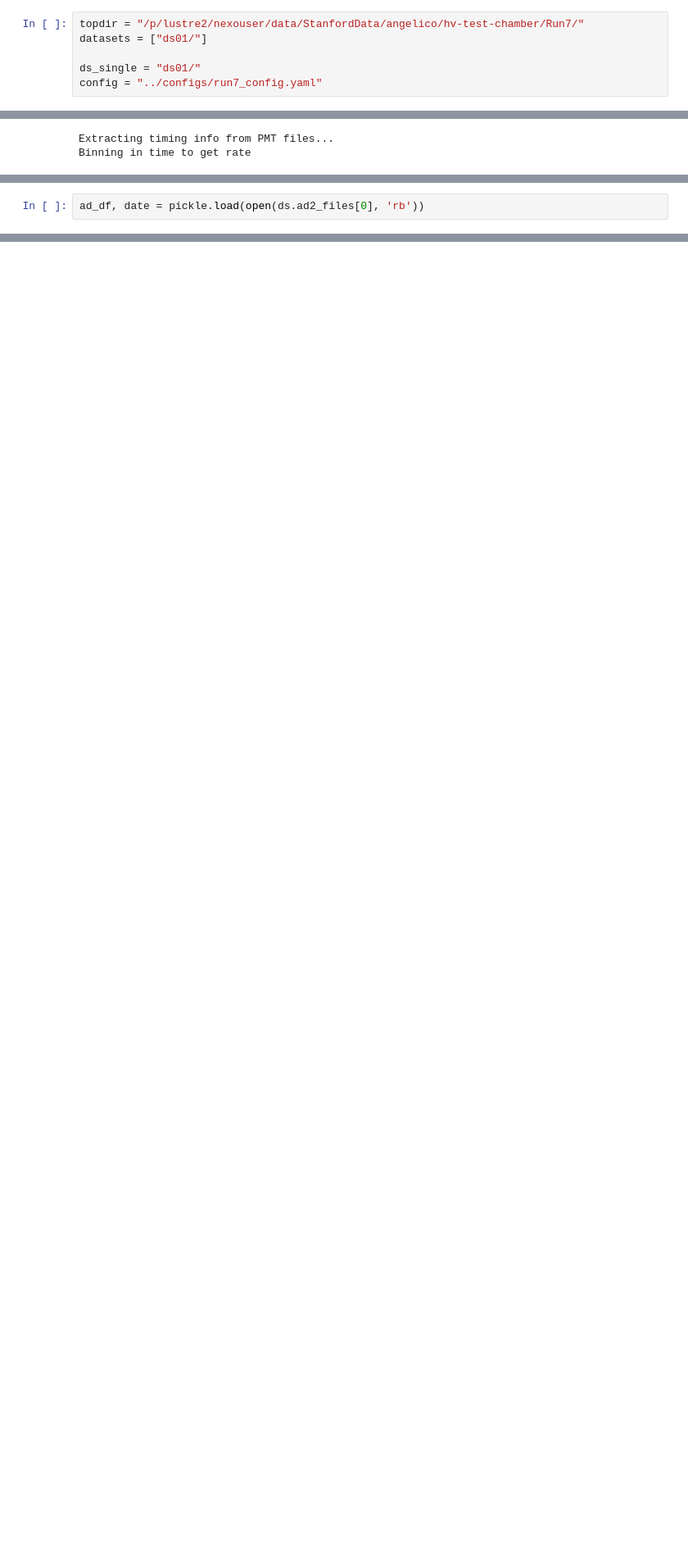
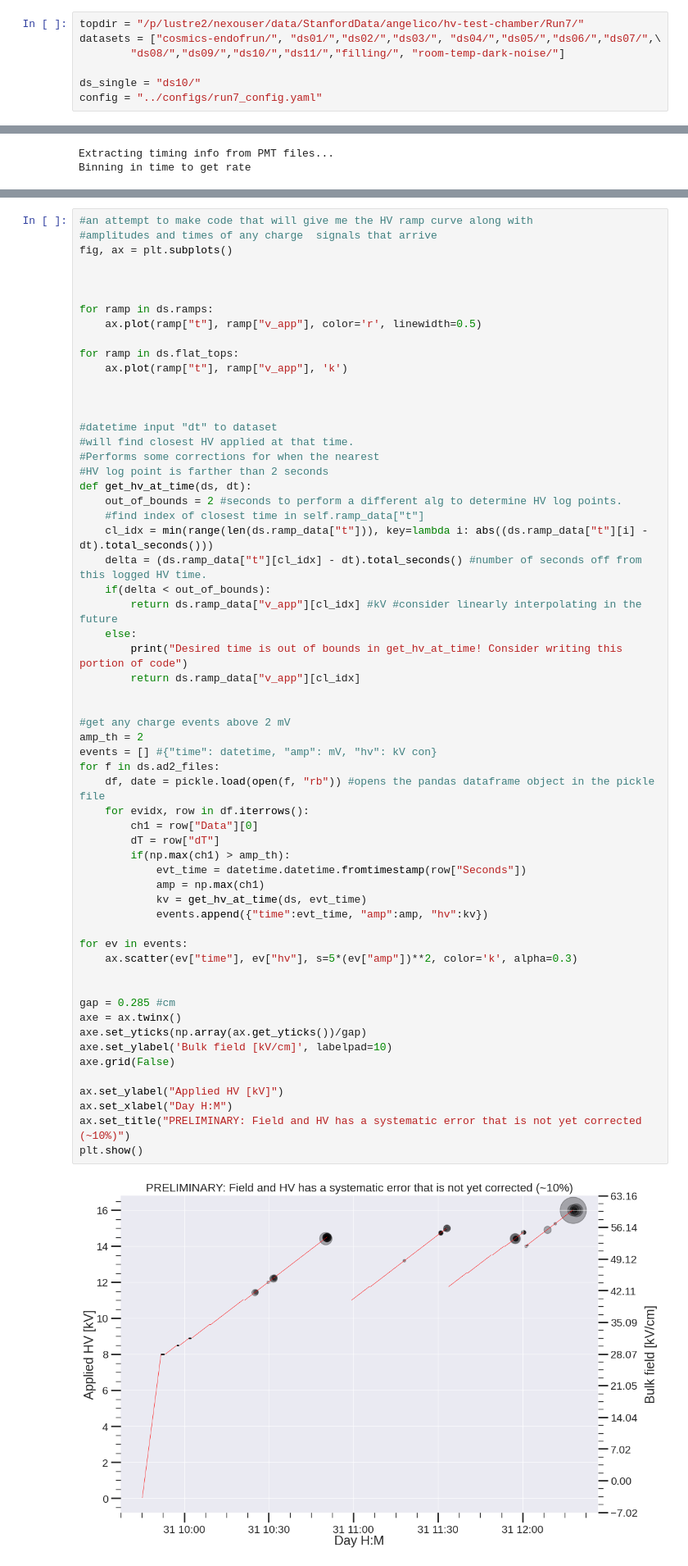
Before and after one commit to ejangelico/ad2-data-processing, a Jupyter notebook: analysis/Rate curves run7.ipynb, the cells around one changed output, grey strips where cells are left out. Shown at 82% size. Cells and saved outputs as stored; diff of their text form; blank space fills up the shorter version.

Commit message:
Some analysis of first round of data processing

```diff
--- a/analysis/Rate curves run7.ipynb
+++ b/analysis/Rate curves run7.ipynb
@@ -12,9 +12,10 @@ sys.path.append("../CombinedData/")
 import Dataset
 # %%
 topdir = "/p/lustre2/nexouser/data/StanfordData/angelico/hv-test-chamber/Run7/"
-datasets = ["ds01/"]
+datasets = ["cosmics-endofrun/", "ds01/","ds02/","ds03/", "ds04/","ds05/","ds06/","ds07/",\
+        "ds08/","ds09/","ds10/","ds11/","filling/", "room-temp-dark-noise/"]
 
-ds_single = "ds01/"
+ds_single = "ds10/"
 config = "../configs/run7_config.yaml"
 # %%
 ds = Dataset.Dataset(topdir+ds_single, config)
@@ -46,5 +47,3 @@ ax.set_xlabel("Day H:M")
 plt.show()
 # %% [output]
 [figure]
-# %%
-ad_df, date = pickle.load(open(ds.ad2_files[0], 'rb'))
@@ -72,0 +50,61 @@ print(coincident_times)
+# %%
+#an attempt to make code that will give me the HV ramp curve along with
+#amplitudes and times of any charge  signals that arrive
+fig, ax = plt.subplots()
+
+
+
+for ramp in ds.ramps:
+    ax.plot(ramp["t"], ramp["v_app"], color='r', linewidth=0.5)
+
+for ramp in ds.flat_tops:
+    ax.plot(ramp["t"], ramp["v_app"], 'k')
+
+
+
+#datetime input "dt" to dataset
+#will find closest HV applied at that time.
+#Performs some corrections for when the nearest
+#HV log point is farther than 2 seconds
+def get_hv_at_time(ds, dt):
+    out_of_bounds = 2 #seconds to perform a different alg to determine HV log points.
+    #find index of closest time in self.ramp_data["t"]
+    cl_idx = min(range(len(ds.ramp_data["t"])), key=lambda i: abs((ds.ramp_data["t"][i] - dt).total_seconds()))
+    delta = (ds.ramp_data["t"][cl_idx] - dt).total_seconds() #number of seconds off from this logged HV time.
+    if(delta < out_of_bounds):
+        return ds.ramp_data["v_app"][cl_idx] #kV #consider linearly interpolating in the future
+    else:
+        print("Desired time is out of bounds in get_hv_at_time! Consider writing this portion of code")
+        return ds.ramp_data["v_app"][cl_idx]
+
+
+#get any charge events above 2 mV
+amp_th = 2
+events = [] #{"time": datetime, "amp": mV, "hv": kV con}
+for f in ds.ad2_files:
+    df, date = pickle.load(open(f, "rb")) #opens the pandas dataframe object in the pickle file
+    for evidx, row in df.iterrows():
+        ch1 = row["Data"][0]
+        dT = row["dT"]
+        if(np.max(ch1) > amp_th):
+            evt_time = datetime.datetime.fromtimestamp(row["Seconds"])
+            amp = np.max(ch1)
+            kv = get_hv_at_time(ds, evt_time)
+            events.append({"time":evt_time, "amp":amp, "hv":kv})
+
+for ev in events:
+    ax.scatter(ev["time"], ev["hv"], s=5*(ev["amp"])**2, color='k', alpha=0.3)
+
+
+gap = 0.285 #cm
+axe = ax.twinx()
+axe.set_yticks(np.array(ax.get_yticks())/gap)
+axe.set_ylabel('Bulk field [kV/cm]', labelpad=10)
+axe.grid(False)
+
+ax.set_ylabel("Applied HV [kV]")
+ax.set_xlabel("Day H:M")
+ax.set_title("PRELIMINARY: Field and HV has a systematic error that is not yet corrected (~10%)")
+plt.show()
+# %% [output]
+[figure, added]
```
Also changed, not shown: parts of 4 cells of this notebook, 2 other files.
